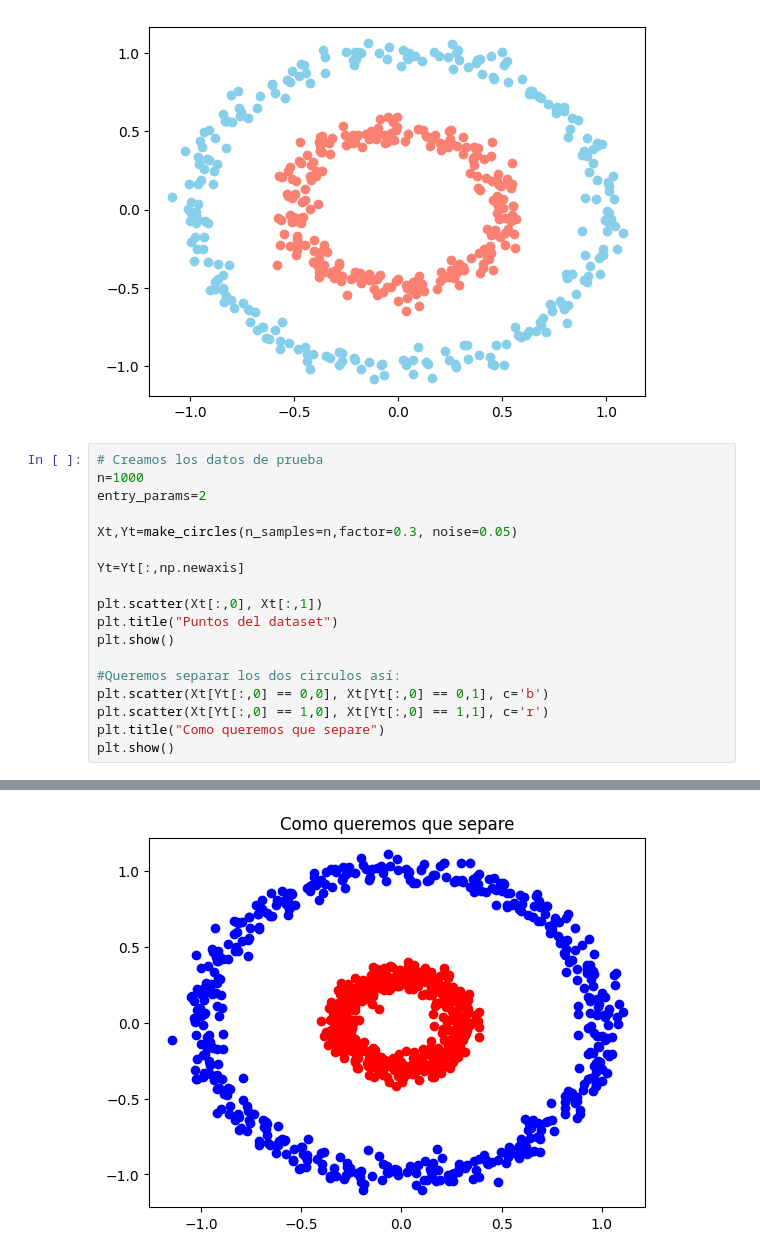
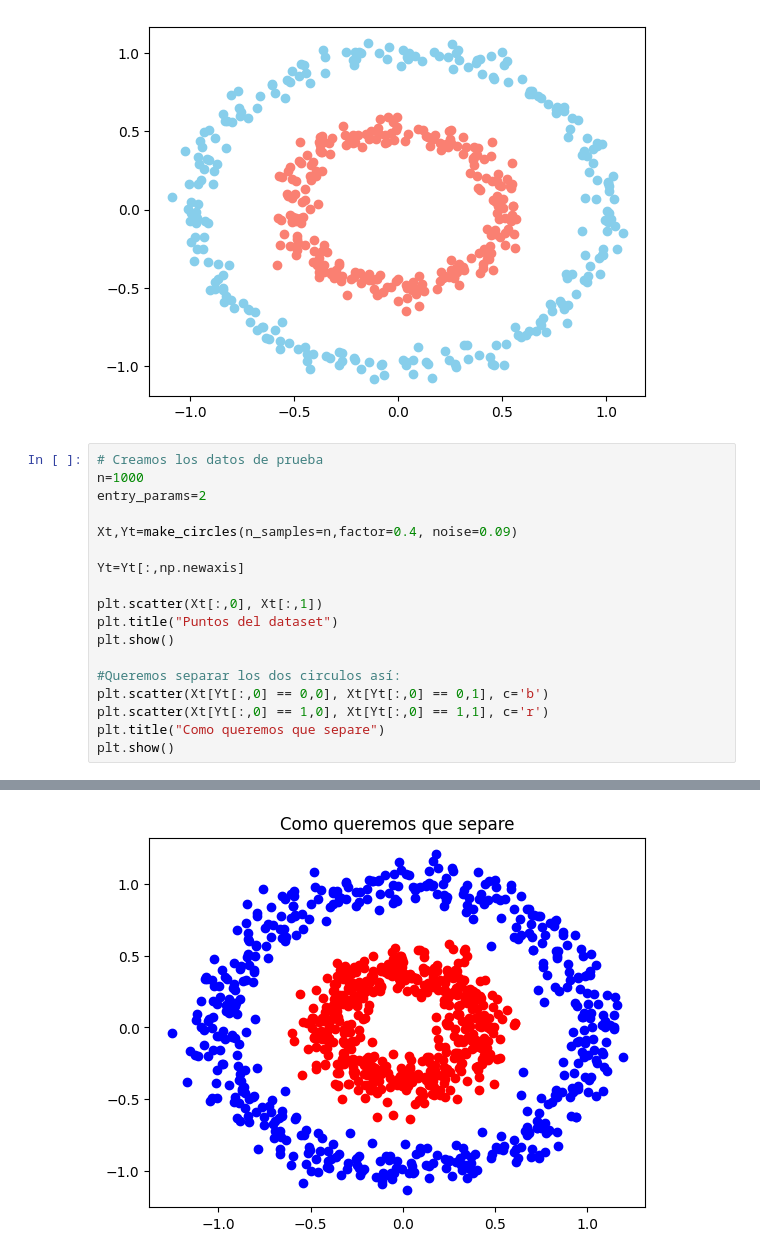
Before and after one commit to FullFran/curso_ia, a Jupyter notebook: Clasificacion/tnn.ipynb, the cells around one changed output, grey strips where cells are left out. Cells and saved outputs as stored; diff of their text form.

```diff
--- a/Clasificacion/tnn.ipynb
+++ b/Clasificacion/tnn.ipynb
@@ -171,7 +171,7 @@ plt.show()
 n=1000
 entry_params=2
 
-Xt,Yt=make_circles(n_samples=n,factor=0.3, noise=0.05)
+Xt,Yt=make_circles(n_samples=n,factor=0.4, noise=0.09)
 
 Yt=Yt[:,np.newaxis]
 
@@ -189,4 +189,4 @@ plt.show()
-[figure, old version]
+[figure, new version]
 # %%
 X_test = torch.from_numpy(Xt).float().to(device)
 result=model(X_test)
```
Also changed, not shown: parts of 2 cells of this notebook, 9 other files.
